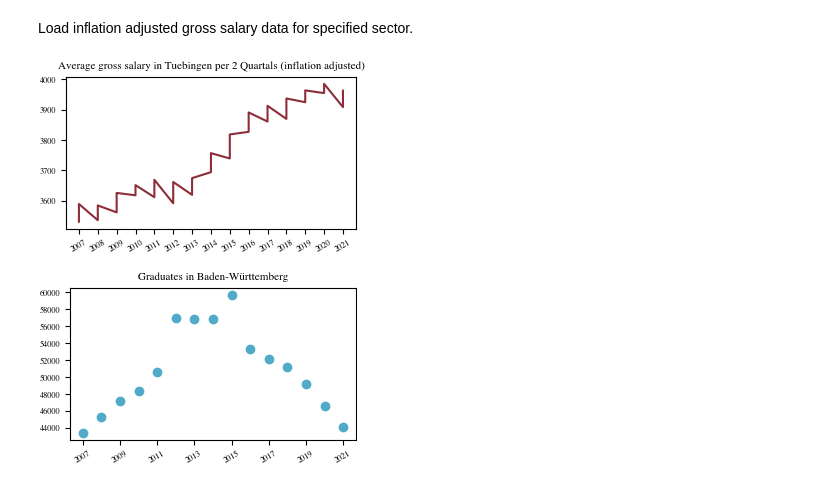
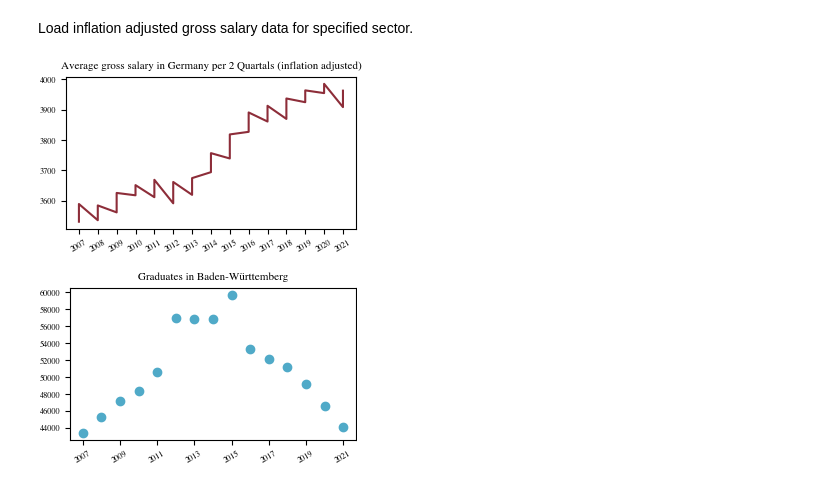
Before and after one commit to mxs01/AnalysingStudentDevelopment, a Jupyter notebook: exp/exp_01_regression.ipynb, the cells around one changed output. Saved outputs shown, nothing was run; the diff lists cells and outputs as text; code cells hidden in the pictures.

Commit message:
Update plot title

```diff
--- a/exp/exp_01_regression.ipynb
+++ b/exp/exp_01_regression.ipynb
@@ -42,15 +42,15 @@ Load inflation adjusted gross salary data for specified sector.
 # %%
 inflationAdjasutedGrossSalary = getInflationAdjustedGrossSalaries(SECTORS)
 salaries = getSalaries()
 salary_YEARS = salaries.index.levels[1]
 
 plt.rcParams.update(bundles.icml2022(column="half", nrows=1, ncols=1, usetex=False))
 plt.plot(salary_YEARS.repeat(2), inflationAdjasutedGrossSalary, color=COL_SALARY)
 plt.xticks(ticks=salary_YEARS, rotation=30)
-plt.title('Average gross salary in Tuebingen per 2 Quartals (inflation adjusted)')
+plt.title('Average gross salary in Germany per 2 Quartals (inflation adjusted)')
 plt.show()
 # %% [output]
-[figure, old version]
+[figure, new version]
 # %%
 years = getAllGraduatesYears()
 years = years[37:52]
```
